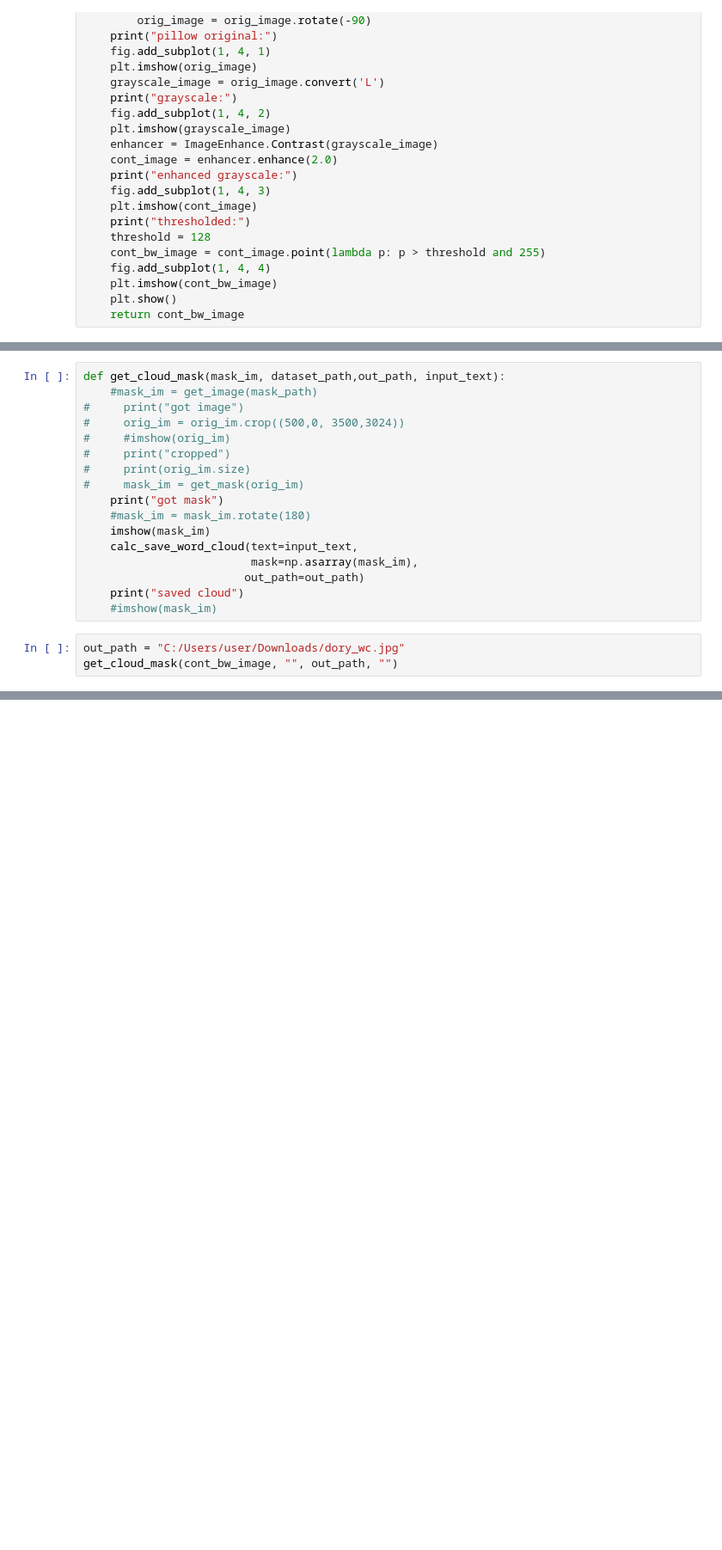
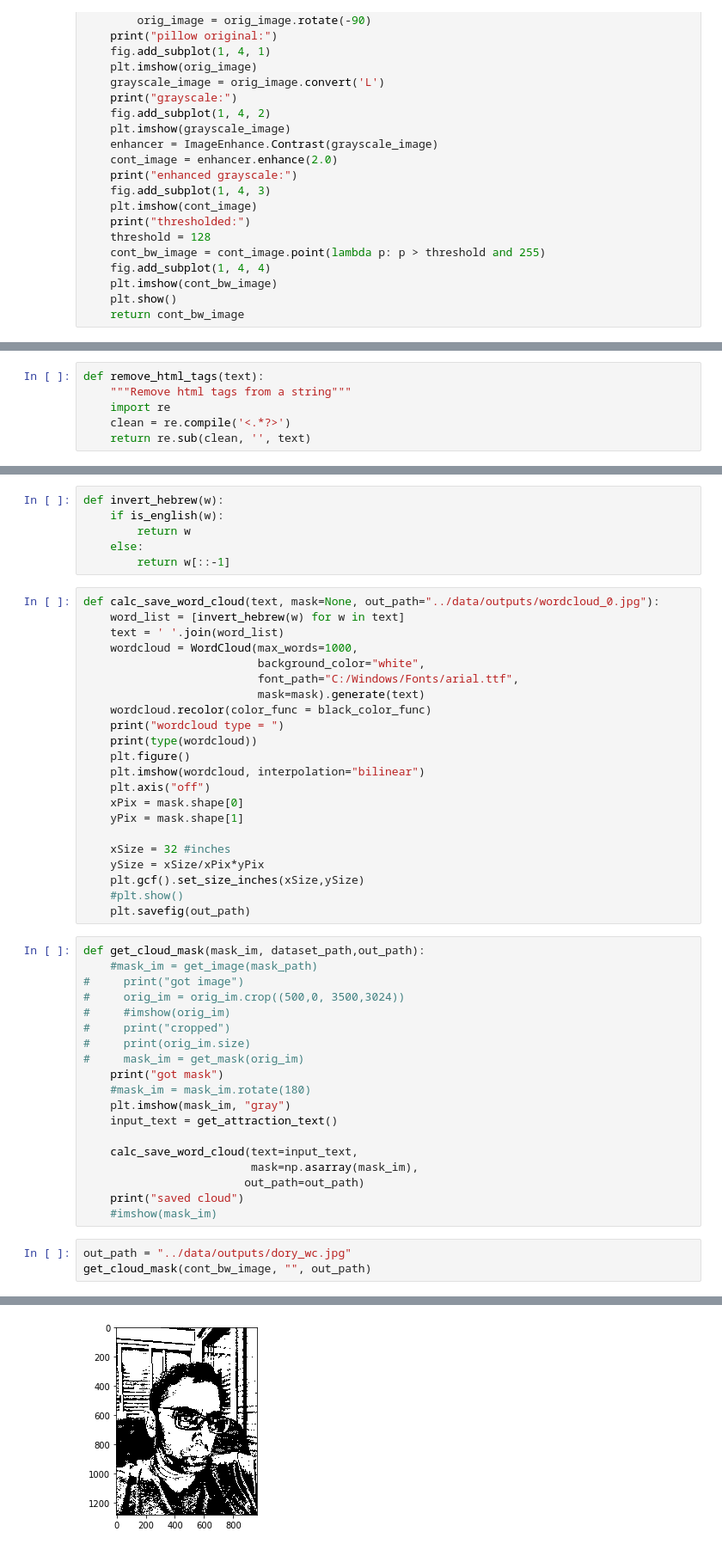
Before and after one commit to fyuval/artech-2018, a Jupyter notebook: notebooks/try_image_processing.ipynb, the cells around one changed output, grey strips where cells are left out. Shown at 86% size. Cells and saved outputs as stored; diff of their text form; blank space fills up the shorter version.

```diff
--- a/notebooks/try_image_processing.ipynb
+++ b/notebooks/try_image_processing.ipynb
@@ -114,0 +126,6 @@ enhanced grayscale:
+# %%
+def remove_html_tags(text):
+    """Remove html tags from a string"""
+    import re
+    clean = re.compile('<.*?>')
+    return re.sub(clean, '', text)
@@ -115,5 +176,33 @@ enhanced grayscale:
+# %%
+def invert_hebrew(w):
+    if is_english(w):
+        return w
+    else:
+        return w[::-1]
+# %%
+def calc_save_word_cloud(text, mask=None, out_path="../data/outputs/wordcloud_0.jpg"):
+    word_list = [invert_hebrew(w) for w in text]
+    text = ' '.join(word_list)
+    wordcloud = WordCloud(max_words=1000,
+                          background_color="white",
+                          font_path="C:/Windows/Fonts/arial.ttf",
+                          mask=mask).generate(text)
+    wordcloud.recolor(color_func = black_color_func)
+    print("wordcloud type = ")
+    print(type(wordcloud))
+    plt.figure()
+    plt.imshow(wordcloud, interpolation="bilinear")
+    plt.axis("off")
+    xPix = mask.shape[0]
+    yPix = mask.shape[1]
+
+    xSize = 32 #inches
+    ySize = xSize/xPix*yPix
+    plt.gcf().set_size_inches(xSize,ySize)
+    #plt.show()
+    plt.savefig(out_path)
 # %%
-def get_cloud_mask(mask_im, dataset_path,out_path, input_text):
+def get_cloud_mask(mask_im, dataset_path,out_path):
     #mask_im = get_image(mask_path)
 #     print("got image")
 #     orig_im = orig_im.crop((500,0, 3500,3024))
@@ -123,13 +212,15 @@ def get_cloud_mask(mask_im, dataset_path,out_path, input_text):
 #     mask_im = get_mask(orig_im)
     print("got mask")
     #mask_im = mask_im.rotate(180)
-    imshow(mask_im)
+    plt.imshow(mask_im, "gray")
+    input_text = get_attraction_text()
+
     calc_save_word_cloud(text=input_text,
                          mask=np.asarray(mask_im),
                         out_path=out_path)
     print("saved cloud")
     #imshow(mask_im)
 # %%
-out_path = "C:/Users/user/Downloads/dory_wc.jpg"
-get_cloud_mask(cont_bw_image, "", out_path, "")
+out_path = "../data/outputs/dory_wc.jpg"
+get_cloud_mask(cont_bw_image, "", out_path)
 # %% [output]
@@ -136,0 +244 @@ TypeError: get_cloud_mask() missing 1 required positional argument: 'input_text'
+[figure, added]
```
Also changed, not shown: parts of 12 cells of this notebook.
